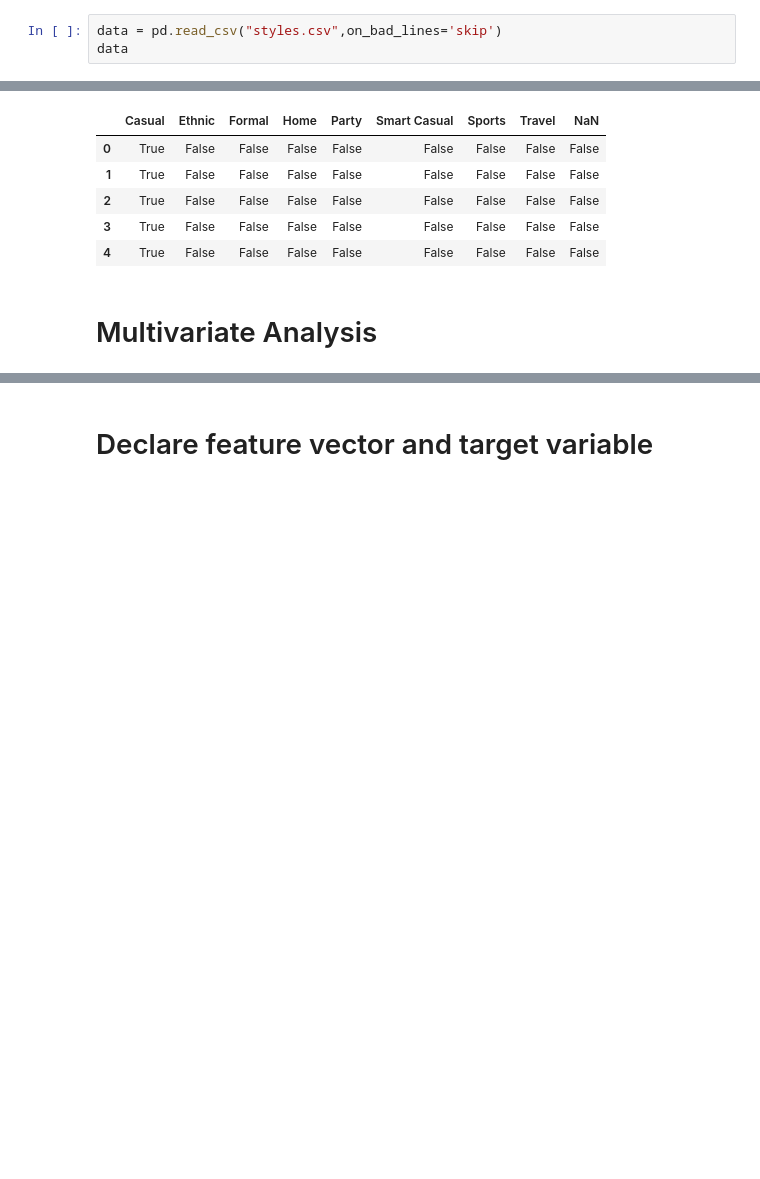
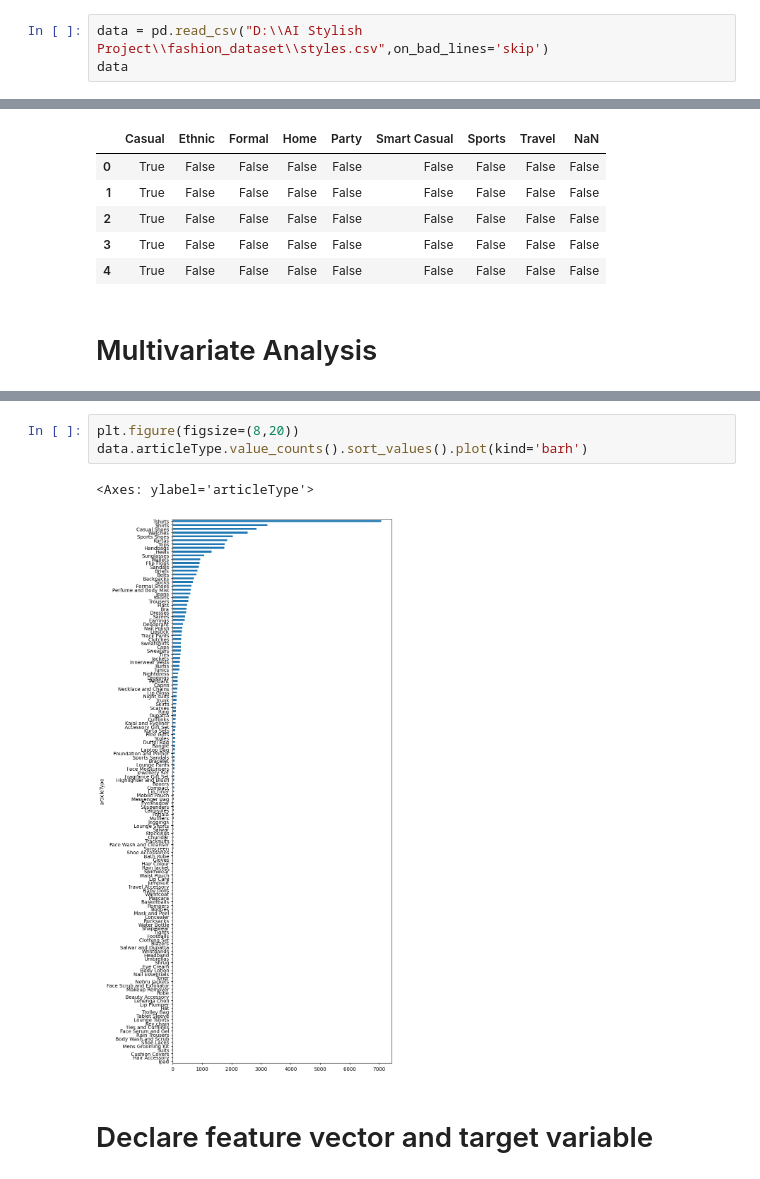
Before and after one commit to SpringBoard-Batch02-AIStylist/AI-Stylish-Group-9-Manoj-kumar-, a Jupyter notebook: PreProcessing.ipynb, the cells around one changed output, grey strips where cells are left out. Saved outputs shown, nothing was run; the diff lists cells and outputs as text; blank space fills up the shorter version.

Commit message:
Fashion Recommendation System

```diff
--- a/PreProcessing.ipynb
+++ b/PreProcessing.ipynb
@@ -58,7 +58,7 @@ The Pandas library offers a wide range of possibilities for loading data into th
 
 Most of the data are available in a tabular format of CSV files. It is trendy and easy to access. Using the read_csv() function, data can be converted to a pandas DataFrame.
 # %%
-data = pd.read_csv("styles.csv",on_bad_lines='skip')
+data = pd.read_csv("D:\\AI Stylish Project\\fashion_dataset\\styles.csv",on_bad_lines='skip')
 data
 # %% [output]
 |  | id | gender | masterCategory | subCategory | articleType | baseColour | season | year | usage | ... |
@@ -951,3 +967,9 @@ pd.get_dummies(df.usage, dummy_na=True).head()
+# %%
+plt.figure(figsize=(8,20))
+data.articleType.value_counts().sort_values().plot(kind='barh')
+# %% [output]
+<Axes: ylabel='articleType'>
+[figure, added]
 # %% [markdown]
 # Declare feature vector and target variable
 # %%
```
Also changed, not shown: parts of 13 cells of this notebook.
